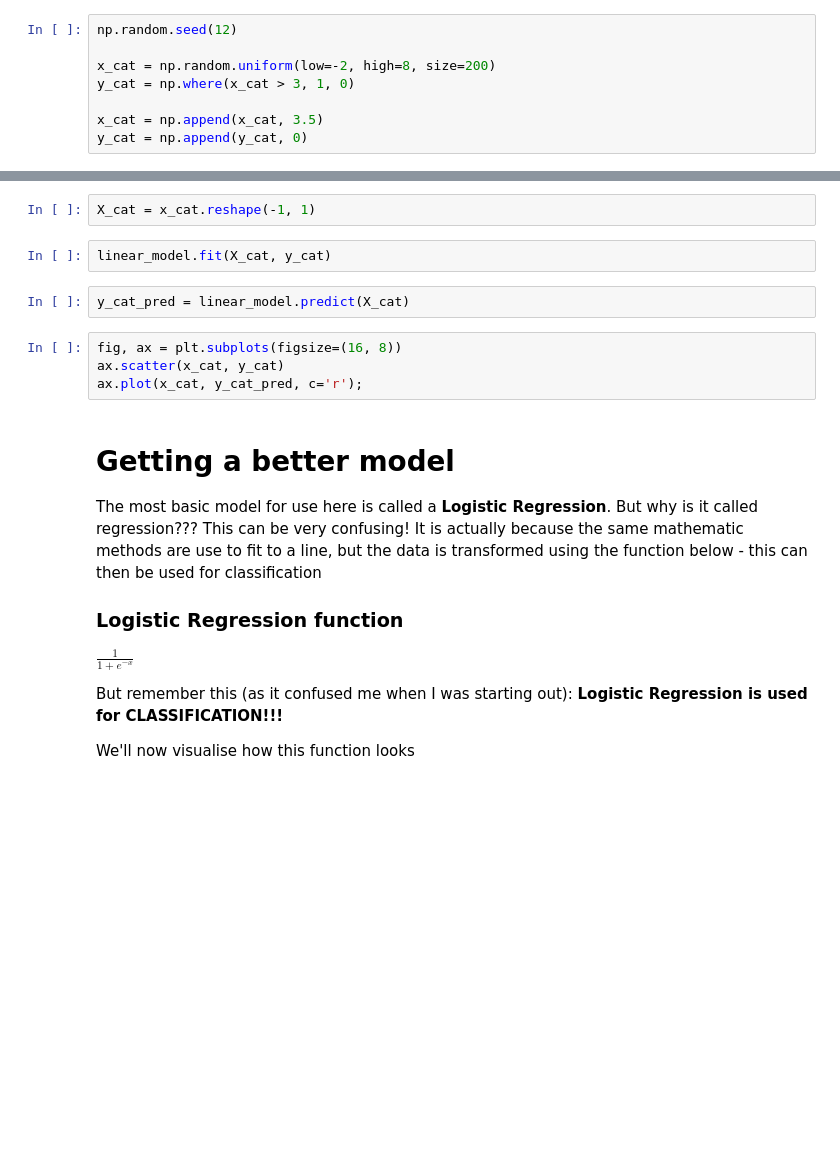
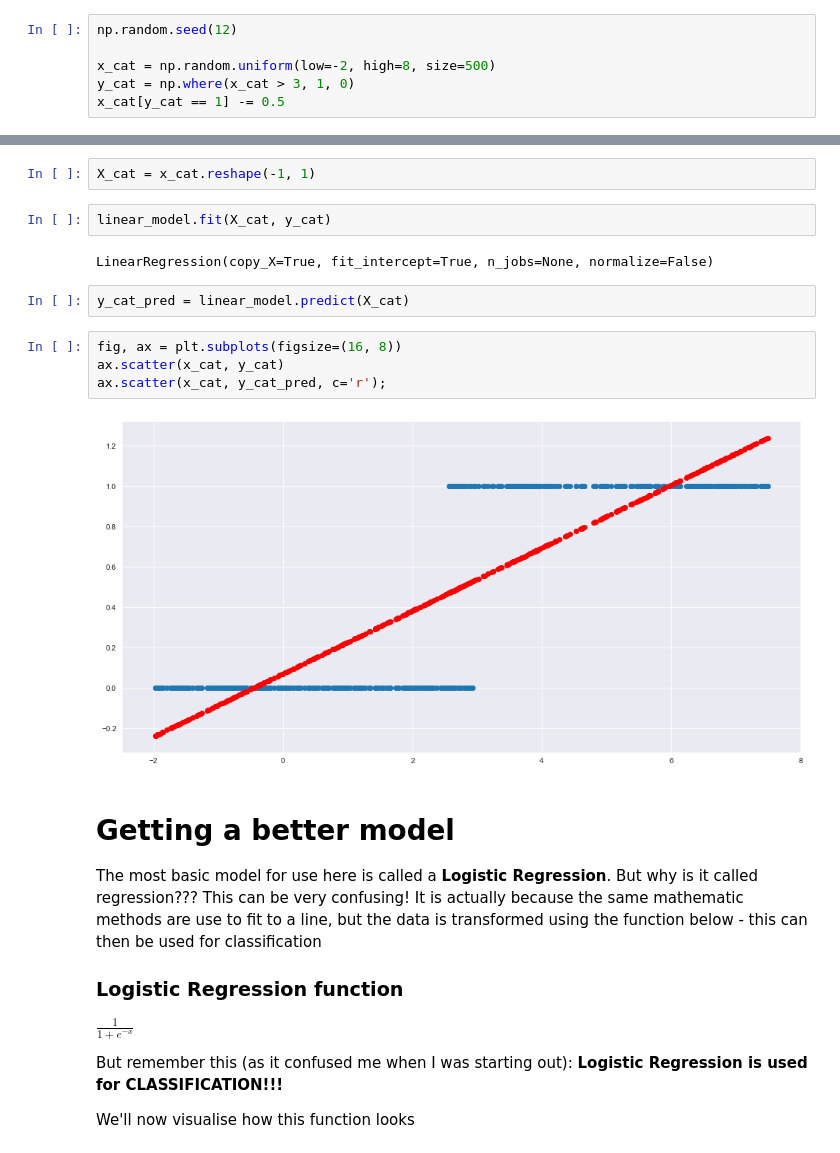
Before and after one commit to timvg80/pydata_cardiff_workshop2, a Jupyter notebook: scikit_learn_workshop.ipynb, the cells around one changed output, grey strips where cells are left out. Drawn from its saved outputs; the diff is of its cells as text; blank space fills up the shorter version.

```diff
--- a/scikit_learn_workshop.ipynb
+++ b/scikit_learn_workshop.ipynb
@@ -163,8 +200,6 @@ Note that one ambiguous data point is being added
 # %%
 np.random.seed(12)
 
-x_cat = np.random.uniform(low=-2, high=8, size=200)
+x_cat = np.random.uniform(low=-2, high=8, size=500)
 y_cat = np.where(x_cat > 3, 1, 0)
-
-x_cat = np.append(x_cat, 3.5)
-y_cat = np.append(y_cat, 0)
+x_cat[y_cat == 1] -= 0.5
@@ -179,12 +236,16 @@ Remember to add the dimension!
 X_cat = x_cat.reshape(-1, 1)
 # %%
 linear_model.fit(X_cat, y_cat)
+# %% [output]
+LinearRegression(copy_X=True, fit_intercept=True, n_jobs=None, normalize=False)
 # %%
 y_cat_pred = linear_model.predict(X_cat)
 # %%
 fig, ax = plt.subplots(figsize=(16, 8))
 ax.scatter(x_cat, y_cat)
-ax.plot(x_cat, y_cat_pred, c='r');
+ax.scatter(x_cat, y_cat_pred, c='r');
+# %% [output]
+[figure, added]
 # %% [markdown]
 # Getting a better model
 
```
Also changed, not shown: parts of 178 cells of this notebook, 3 other files.
